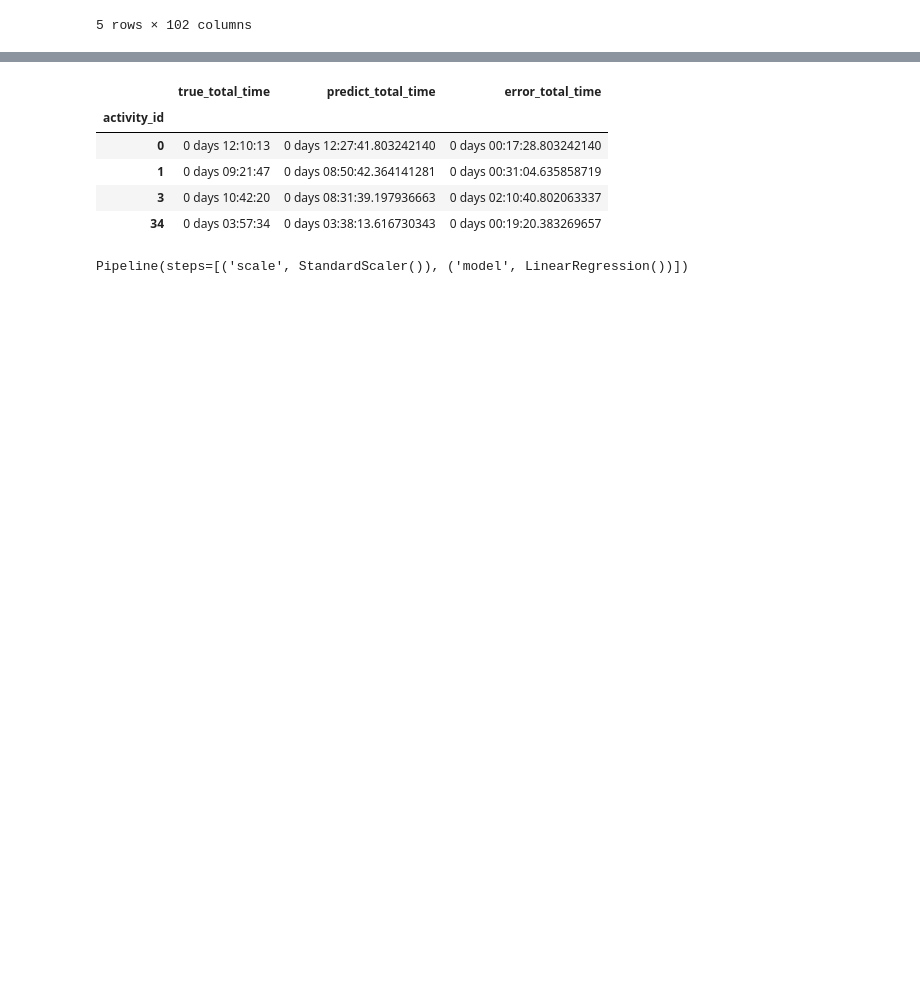
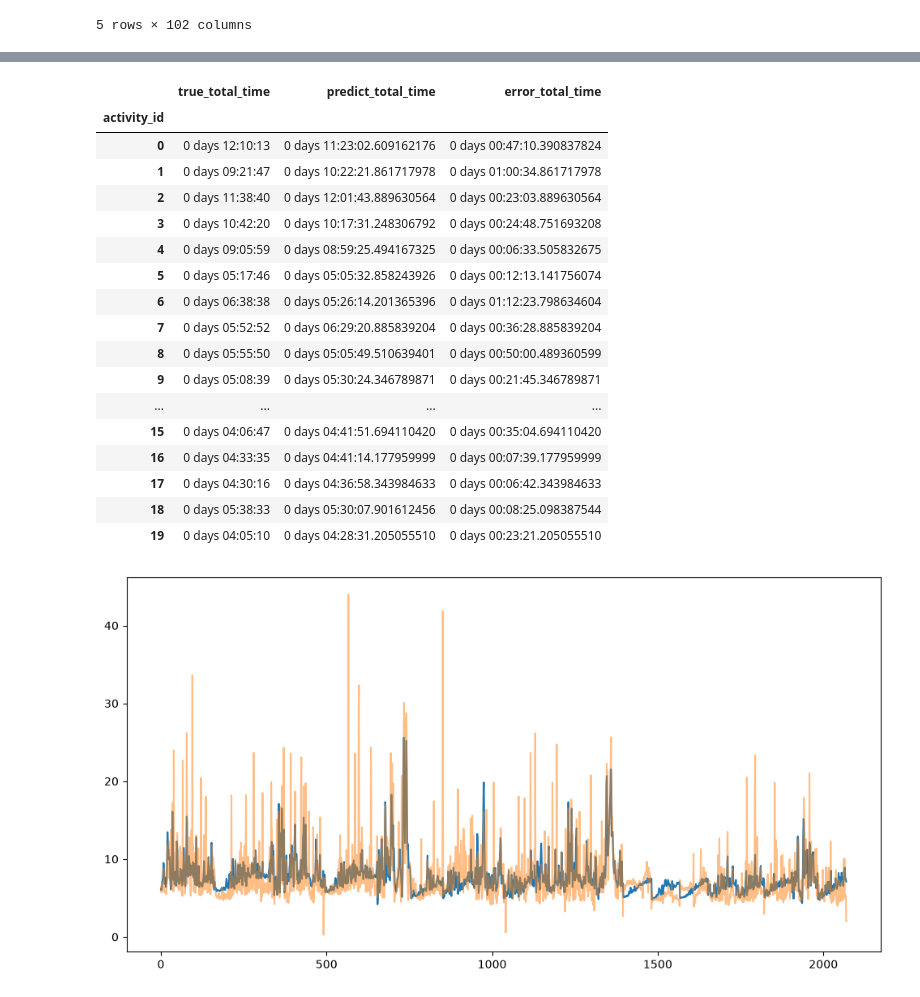
Before and after one commit to caillebotteAntoine/trailPredictor, a Jupyter notebook: main.ipynb, the cells around one changed output, grey strips where cells are left out. Saved outputs shown, nothing was run; the diff lists cells and outputs as text; code cells hidden in the pictures; blank space fills up the shorter version.

Commit message:
🚀 Prediction update

```diff
--- a/main.ipynb
+++ b/main.ipynb
@@ -84,5 +111,6 @@ plot_minetti_curve()
 # %%
 from TrailPredictor.dataset import Dataset
 
-dataset = Dataset.load(min_distance=18, max_distance=100, segment_width=100)
+dataset_pred = Dataset()
+dataset = Dataset.load(min_distance=40, max_distance=100, segment_width=500)
 plotter = dataset.plot
@@ -158,0 +152,24 @@ dataset.features = [
+# %%
+from sklearn.linear_model import LassoCV, LinearRegression
+from sklearn.feature_selection import SelectFromModel
+from sklearn.pipeline import Pipeline
+
+from regpath import (
+    LassoPath,
+    plot_lasso_path,
+)
+
+# create pipeline => preprocess + lasso + linear regression (on the features selected by lasso)
+preprocess = dataset.get_preprocess()
+cv = list(GroupKFold(n_splits=5).split(X, y, groups))
+pipeline = Pipeline(
+    [
+        ("preprocess", preprocess),
+        (
+            "selection",
+            SelectFromModel(LassoCV(cv=cv, random_state=RANDOM_STATE)),
+        ),
+        ("regression", LinearRegression()),
+    ]
+)
+pipeline.fit(X, y)
@@ -159,43 +199,48 @@ dataset.features = [
 # %%
 from sklearn.model_selection import GroupKFold, cross_val_predict
 from sklearn.metrics import mean_absolute_error, r2_score
-from TrailPredictor.modeling import make_models
 
-dataset.change_target("speed")
-N_SPLITS = min(5, dataset.data["activity_id"].nunique())
-RANDOM_STATE = 42
-finite_rows = np.isfinite(dataset.target.to_numpy())
-dataset._data = dataset._data.loc[finite_rows].reset_index(drop=True)
-y = dataset.target
-X = dataset.predictors
-groups = dataset.data["activity_id"]
+# models = make_models()
+# pred = cross_val_predict(models["linear"], X, y, groups=groups)
+pred = pipeline.predict(X)
 
-models = make_models()
-pred = cross_val_predict(models["linear"], X, y, groups=groups)
+plt.figure(figsize=(12, 6))
+plt.plot(pred)
+plt.plot(dataset.target, alpha=0.5)
+
 dataset.prediction = pred
 
 results = pd.concat(
     [
         dataset.true_total_time,
         dataset.predict_total_time(),
         # dataset.error_total_time(),
     ],
     axis=1,
 )
 
 # absolute error in minutes
 results["error_total_time"] = np.abs(
     results["predict_total_time"] - results["true_total_time"]
 )
 results
 # %% [output]
 |  | true_total_time | predict_total_time | error_total_time |
 | activity_id |  |  |  |
-| 0 | 0 days 12:10:13 | 0 days 12:27:41.803242140 | 0 days 00:17:28.803242140 |
-| 1 | 0 days 09:21:47 | 0 days 08:50:42.364141281 | 0 days 00:31:04.635858719 |
-| 3 | 0 days 10:42:20 | 0 days 08:31:39.197936663 | 0 days 02:10:40.802063337 |
-| 34 | 0 days 03:57:34 | 0 days 03:38:13.616730343 | 0 days 00:19:20.383269657 |
+| 0 | 0 days 12:10:13 | 0 days 11:23:02.609162176 | 0 days 00:47:10.390837824 |
+| 1 | 0 days 09:21:47 | 0 days 10:22:21.861717978 | 0 days 01:00:34.861717978 |
+| 2 | 0 days 11:38:40 | 0 days 12:01:43.889630564 | 0 days 00:23:03.889630564 |
+| 3 | 0 days 10:42:20 | 0 days 10:17:31.248306792 | 0 days 00:24:48.751693208 |
+| 4 | 0 days 09:05:59 | 0 days 08:59:25.494167325 | 0 days 00:06:33.505832675 |
+| 5 | 0 days 05:17:46 | 0 days 05:05:32.858243926 | 0 days 00:12:13.141756074 |
+| 6 | 0 days 06:38:38 | 0 days 05:26:14.201365396 | 0 days 01:12:23.798634604 |
+| 7 | 0 days 05:52:52 | 0 days 06:29:20.885839204 | 0 days 00:36:28.885839204 |
+| 8 | 0 days 05:55:50 | 0 days 05:05:49.510639401 | 0 days 00:50:00.489360599 |
+| 9 | 0 days 05:08:39 | 0 days 05:30:24.346789871 | 0 days 00:21:45.346789871 |
+| ... | ... | ... | ... |
+| 15 | 0 days 04:06:47 | 0 days 04:41:51.694110420 | 0 days 00:35:04.694110420 |
+| 16 | 0 days 04:33:35 | 0 days 04:41:14.177959999 | 0 days 00:07:39.177959999 |
+| 17 | 0 days 04:30:16 | 0 days 04:36:58.343984633 | 0 days 00:06:42.343984633 |
+| 18 | 0 days 05:38:33 | 0 days 05:30:07.901612456 | 0 days 00:08:25.098387544 |
+| 19 | 0 days 04:05:10 | 0 days 04:28:31.205055510 | 0 days 00:23:21.205055510 |
+[figure, added]
-# %%
-models["linear"].fit(X, y)
-# %% [output]
-Pipeline(steps=[('scale', StandardScaler()), ('model', LinearRegression())])
```
Also changed, not shown: parts of 23 cells of this notebook, 17 other files.
